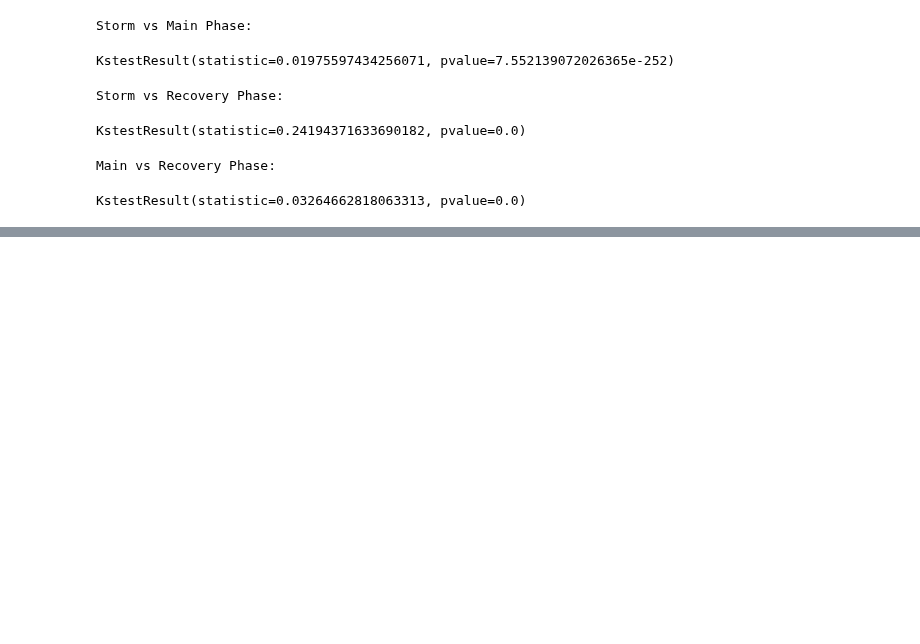
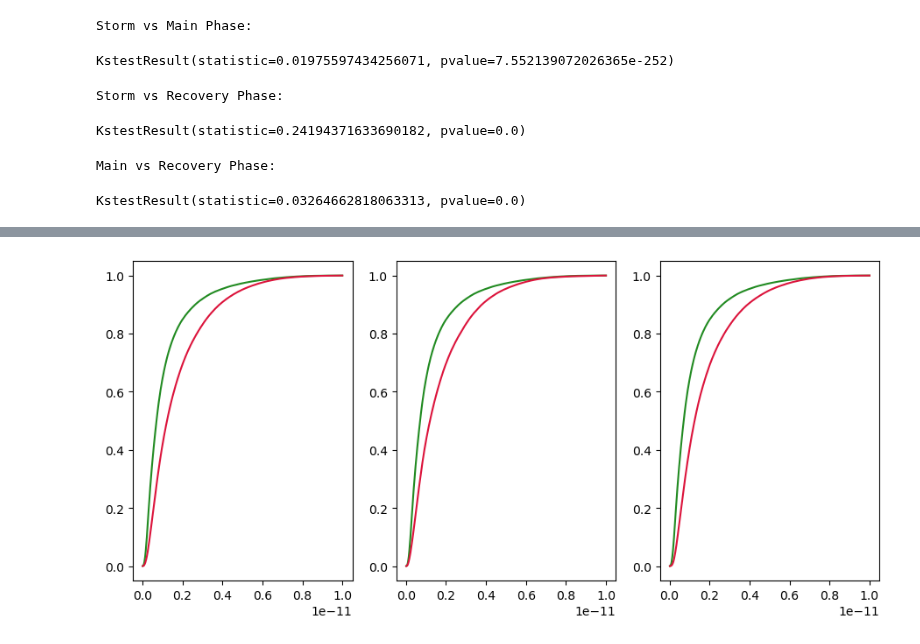
Before and after one commit to kylermurphy/SatDrag, a Jupyter notebook: Notebooks/Drag_KS_stat.ipynb, the cells around one changed output, grey strips where cells are left out. Saved outputs shown, nothing was run; the diff lists cells and outputs as text; code cells hidden in the pictures; blank space fills up the shorter version.

```diff
--- a/Notebooks/Drag_KS_stat.ipynb
+++ b/Notebooks/Drag_KS_stat.ipynb
@@ -179,0 +200,37 @@ array([7.45758700e-20, 1.71454165e-14, 3.42907585e-14, ...,
+# %%
+dist_1 = [qt_t, qt_t, qt_t]
+dist_2 = [st_t, mn_p, rc_p]
+
+fig2, ax2 = plt.subplots(1,3, figsize=(11,5),gridspec_kw={'bottom':0.15})
+
+# histogram quiet time data
+qt_count, qt_bins = np.histogram(sd_dat.loc[qt_t,'400kmDensity'], bins=h_bins)
+qt_pdf = qt_count / sum(qt_count) # calculate pdf
+qt_cdf = np.cumsum(qt_pdf) # calculate cdf
+
+
+#plt.plot(qt_bins[1:], qt_cdf, color="forestgreen", label="Quiet")
+
+for axn, dist, in zip(ax2, dist_2):
+    lp_count, lp_bins = np.histogram(sd_dat.loc[dist,'400kmDensity'], bins=h_bins)
+    lp_pdf = lp_count / sum(lp_count) # calculate pdf
+    lp_cdf = np.cumsum(lp_pdf) # calculate cdf
+
+    axn.plot(qt_bins[1:], qt_cdf, color="forestgreen", label="Quiet")
+    axn.plot(lp_bins[1:], lp_cdf, color="crimson")
+
+#plt.plot(bins_count_s[1:], cdf_s, color="crimson", label='Storm')
+
+# plotting max difference
+#pos = np.argmax(cdf-cdf_s)
+#x = [bins_count_s[pos+1],bins_count_s[pos+1]]
+#y = [np.abs(cdf_s[pos]-cdf[pos])+np.min([cdf[pos],cdf_s[pos]]),np.min([cdf[pos],cdf_s[pos]])]
+#plt.plot(x,y, color="orange", label='Max Difference')
+
+#plt.legend()
+#plt.xlabel('Log ULF Power')
+#plt.ylabel('Probability')
+
+#plt.savefig(os.path.join(save_dir,'Queit_Storm_CDF.png'),facecolor='white', edgecolor='none')
+# %% [output]
+[figure, added]
```
Also changed, not shown: parts of 5 cells of this notebook.
